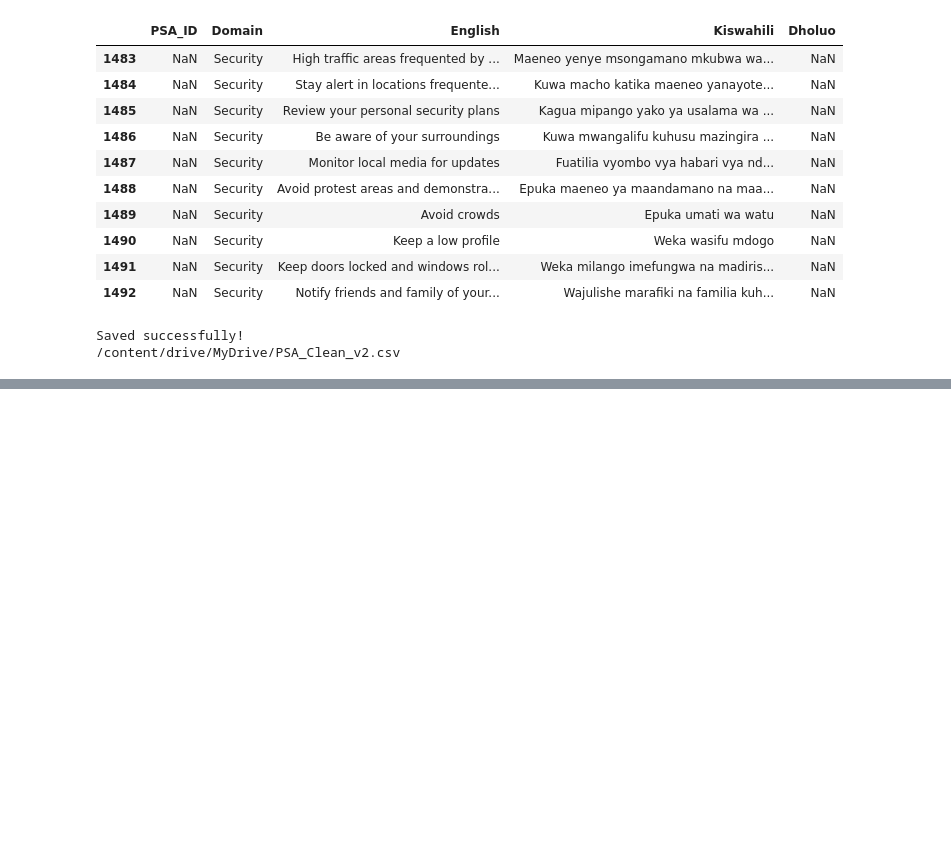
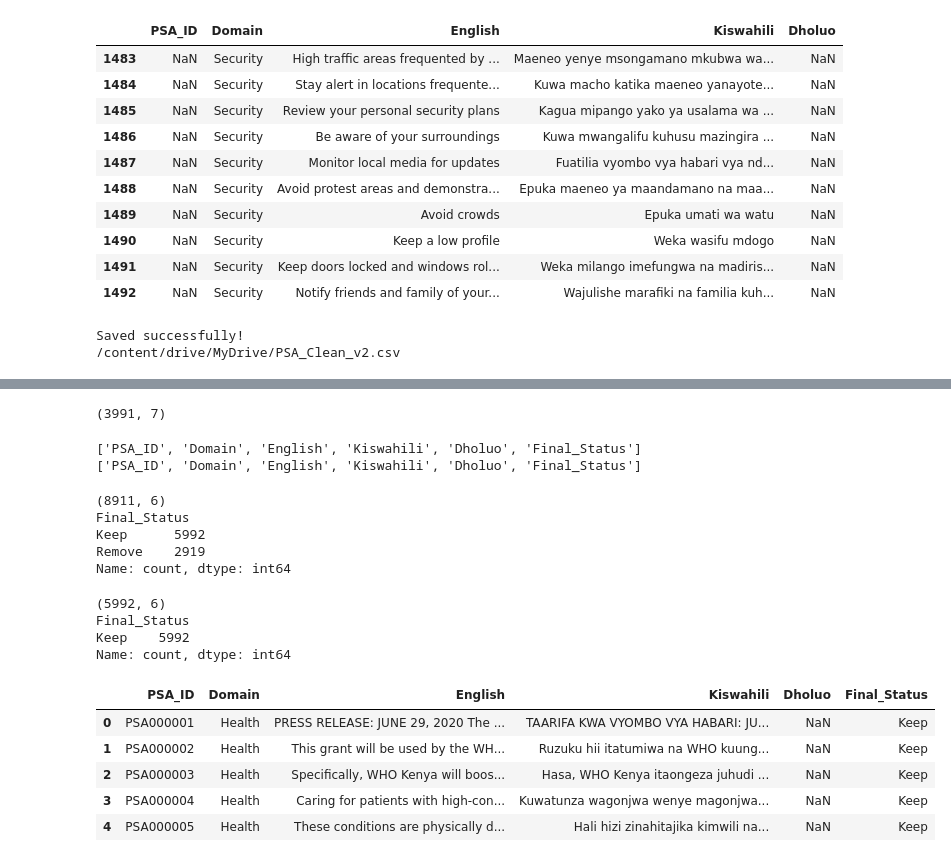
Before and after one commit to Ilham-sy/psa-nlp-project, a Jupyter notebook: NLP_GRP_PRJ.ipynb, the cells around one changed output, grey strips where cells are left out. Drawn from its saved outputs; the diff is of its cells as text; code cells hidden in the pictures; blank space fills up the shorter version.

```diff
--- a/NLP_GRP_PRJ.ipynb
+++ b/NLP_GRP_PRJ.ipynb
@@ -365,0 +666,71 @@ print(df.shape)
+# %%
+v3.shape
+# %% [output]
+(3991, 7)
+# %%
+# Keep only these columns
+v3 = v3[[
+    "PSA_ID",
+    "Domain",
+    "English",
+    "Kiswahili",
+    "Dholuo",
+    "Final_Status"
+]]
+
+reviewed = reviewed[[
+    "PSA_ID",
+    "Domain",
+    "English",
+    "Kiswahili",
+    "Dholuo",
+    "Final_Status"
+]]
+# %%
+print(v3.columns.tolist())
+print(reviewed.columns.tolist())
+# %% [output]
+['PSA_ID', 'Domain', 'English', 'Kiswahili', 'Dholuo', 'Final_Status']
+['PSA_ID', 'Domain', 'English', 'Kiswahili', 'Dholuo', 'Final_Status']
+# %%
+# Combine the two datasets
+final_dataset = pd.concat([v3, reviewed], ignore_index=True)
+# %%
+print(final_dataset.shape)
+print(final_dataset["Final_Status"].value_counts())
+# %% [output]
+(8911, 6)
+Final_Status
+Keep      5992
+Remove    2919
+Name: count, dtype: int64
+# %%
+# Keep only PSAs
+final_dataset = final_dataset[
+    final_dataset["Final_Status"] == "Keep"
+].copy()
+# %%
+print(final_dataset.shape)
+print(final_dataset["Final_Status"].value_counts())
+# %% [output]
+(5992, 6)
+Final_Status
+Keep    5992
+Name: count, dtype: int64
+# %%
+# Renumber PSA ID
+final_dataset = final_dataset.reset_index(drop=True)
+
+final_dataset["PSA_ID"] = [
+    f"PSA{str(i+1).zfill(6)}"
+    for i in range(len(final_dataset))
+]
+# %%
+final_dataset.head()
+# %% [output]
+|  | PSA_ID | Domain | English | Kiswahili | Dholuo | Final_Status |
+| 0 | PSA000001 | Health | PRESS RELEASE: JUNE 29, 2020 The ... | TAARIFA KWA VYOMBO VYA HABARI: JU... | NaN | Keep |
+| 1 | PSA000002 | Health | This grant will be used by the WH... | Ruzuku hii itatumiwa na WHO kuung... | NaN | Keep |
+| 2 | PSA000003 | Health | Specifically, WHO Kenya will boos... | Hasa, WHO Kenya itaongeza juhudi ... | NaN | Keep |
+| 3 | PSA000004 | Health | Caring for patients with high-con... | Kuwatunza wagonjwa wenye magonjwa... | NaN | Keep |
+| 4 | PSA000005 | Health | These conditions are physically d... | Hali hizi zinahitajika kimwili na... | NaN | Keep |
```
Also changed, not shown: parts of 26 cells of this notebook.
